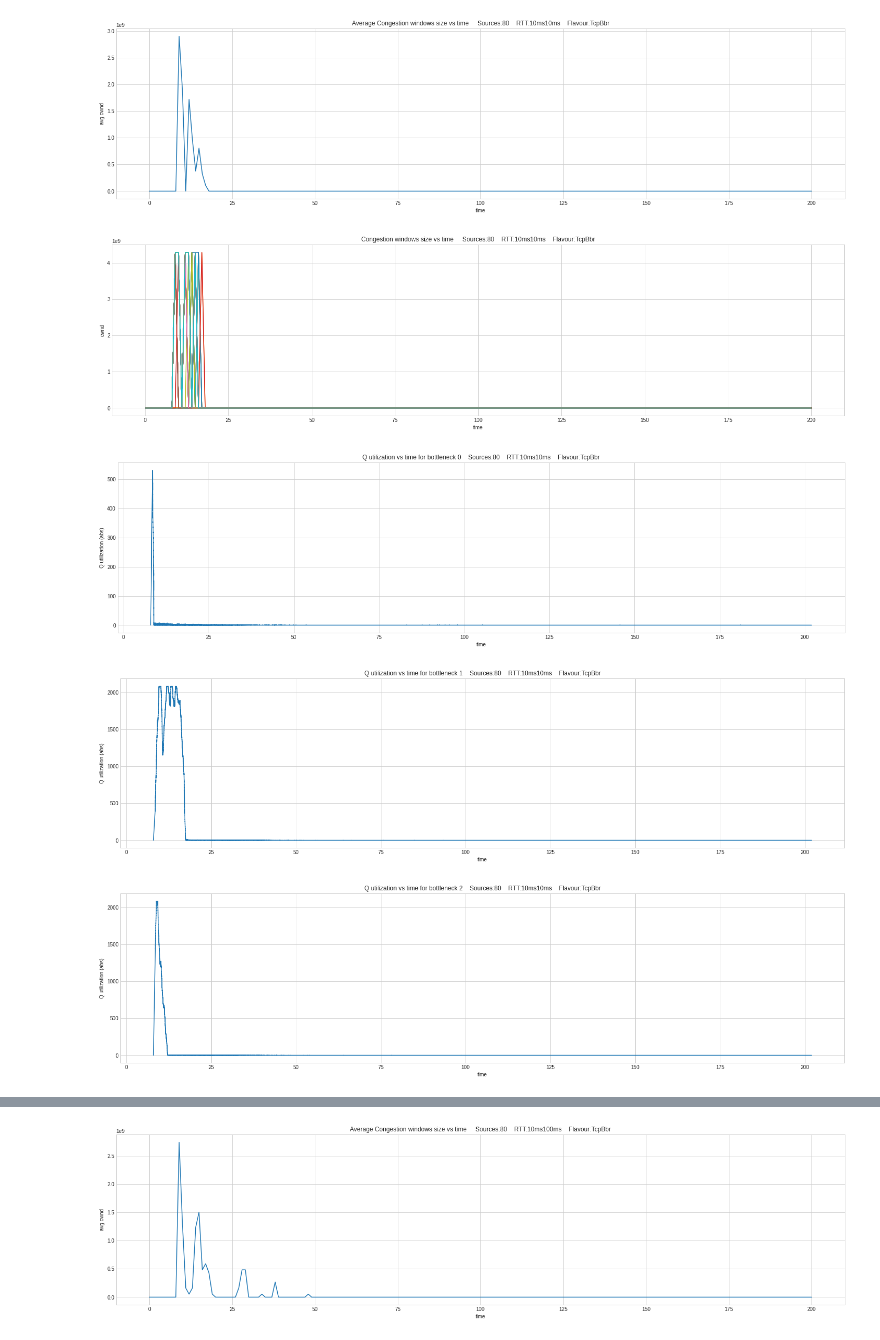
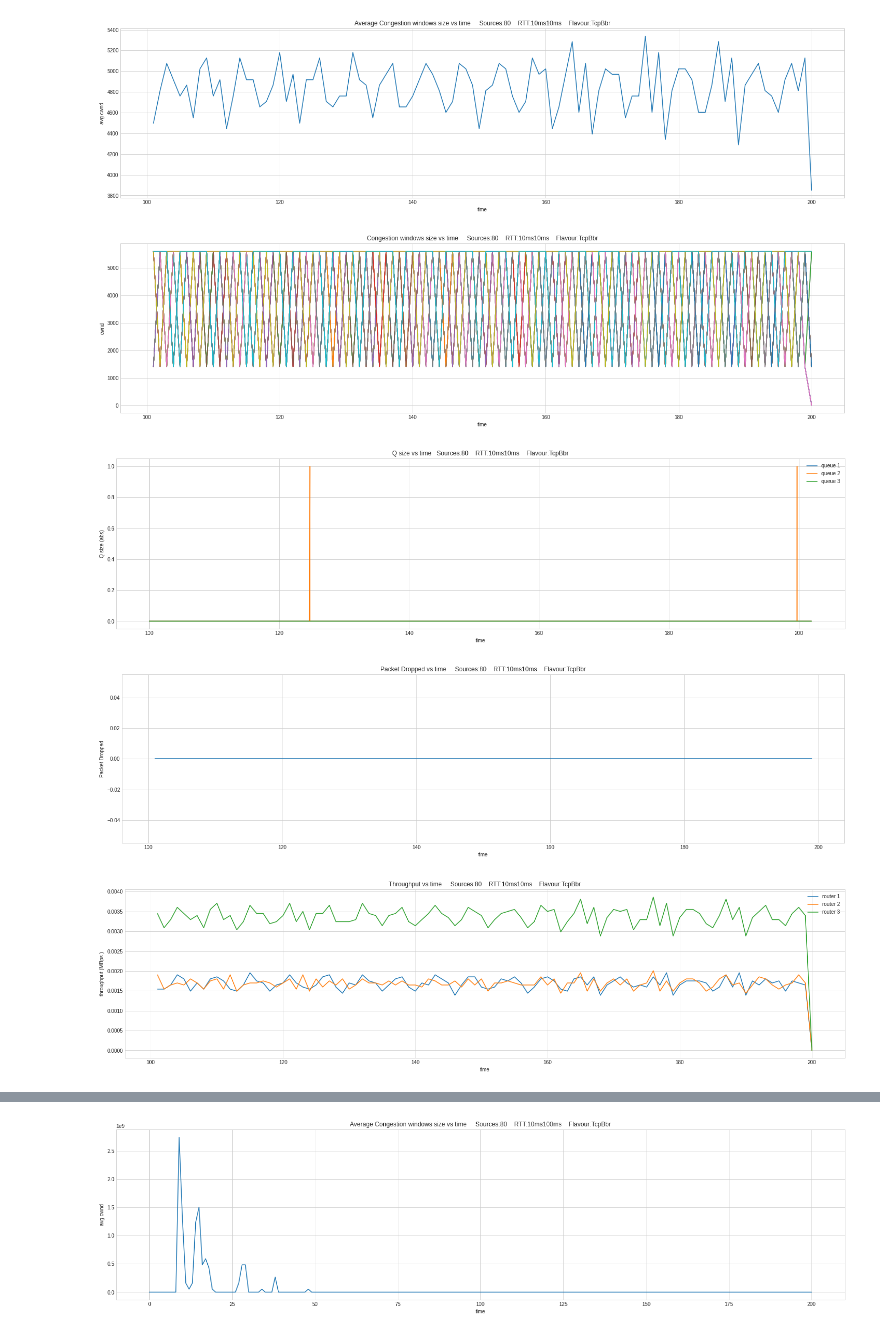
Before and after one commit to divyashk/TCP-BBR-ns3, a Jupyter notebook: dumbell-ns3/report_bg.ipynb, the cells around one changed output, grey strips where cells are left out. Saved outputs shown, nothing was run; the diff lists cells and outputs as text; code cells hidden in the pictures.

Commit message:
Added throughput

```diff
--- a/dumbell-ns3/report_bg.ipynb
+++ b/dumbell-ns3/report_bg.ipynb
@@ -251,32 +290,32 @@ def main(flavour = "TcpBbr" , time = 200 ,total_access_bandwidth = 120, bottlene
 
      plot_cwnd_vs_time(noOfSource, RTT1, RTT2, flavour, part = part)
      plot_cwnd_vs_time_individual(noOfSource, RTT1, RTT2, flavour, part = part)
-     for queueName in queueNames:
-          plot_qsize_vs_time(noOfSource, RTT1, RTT2, flavour, queueL, queueName, part = part, total_time = time)
+     plot_qsize_vs_time(noOfSource, RTT1, RTT2, flavour, queueL, queueNames, part = part, total_time = time)
      plot_dropped_vs_time(noOfSource, RTT1, RTT2, flavour, part = part, total_time = time)
+     plot_throughput_vs_time_individual(noOfSource, RTT1, RTT2, flavour, part = part)
      #plot_link_utilization_vs_time(noOfSource, RTT, flavour, bottleneck_bandwidth, packetSize, part = part)
 # %%
 pktSize = 1400
 # Sim 1
 main(flavour = "TcpBbr",
      time = 200,
      noOfSource = 40*2,
      total_access_bandwidth = "240Mbps",
      RTT1 = "10ms",
      RTT2 = "10ms",
      bottleneck_bandwidth_A = "100Mbps",
      bottleneck_bandwidth_B = "100Mbps",
      bottleneck_bandwidth_C = "180Mbps",
      bottleneck_delay = "1ms",
      packetSize = pktSize,
      queueL = "2084p",
      enableBottleneckTrace = 0,
      run_simul = "no",
-     part = 0
+     part = 0.5
      )
 # %% [output]
-[figure, old version]
+[figure, new version]
-[figure, old version]
+[figure, new version]
-[figure, old version]
+[figure, new version]
-[figure, old version]
+[figure, new version]
-[figure, old version]
+[figure, new version]
```
Also changed, not shown: parts of 2 cells of this notebook, 2 other files.
